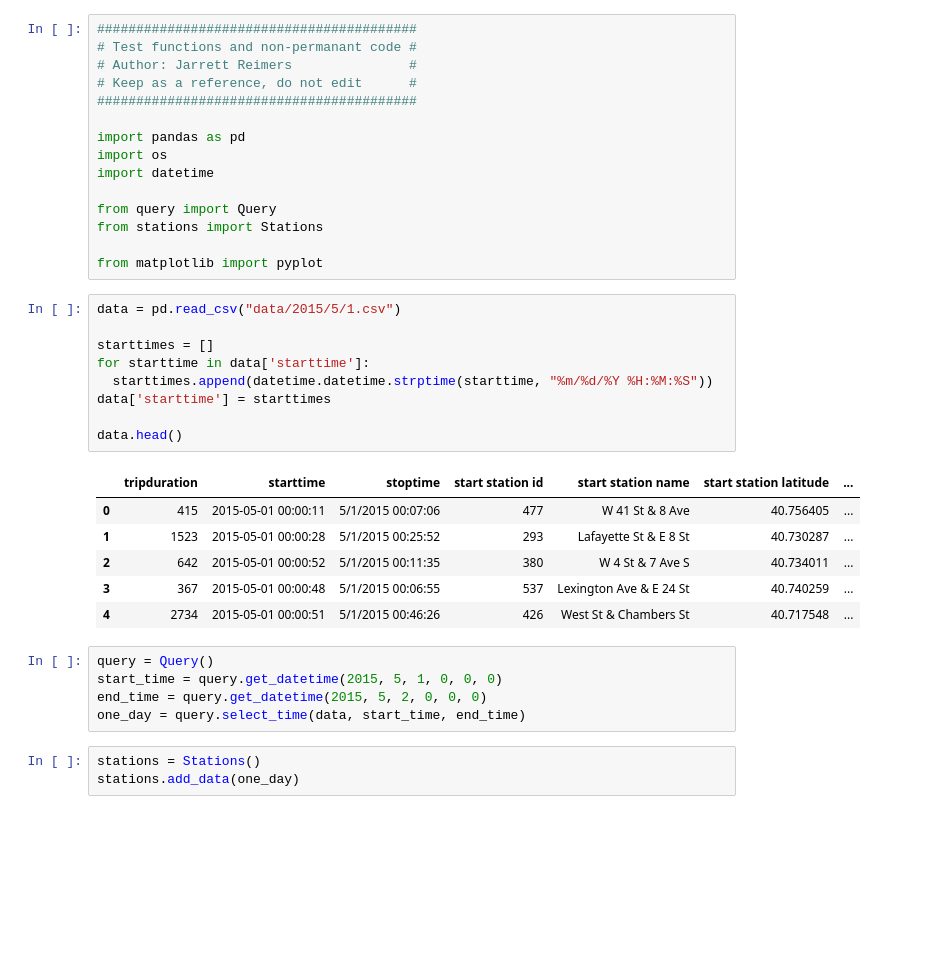
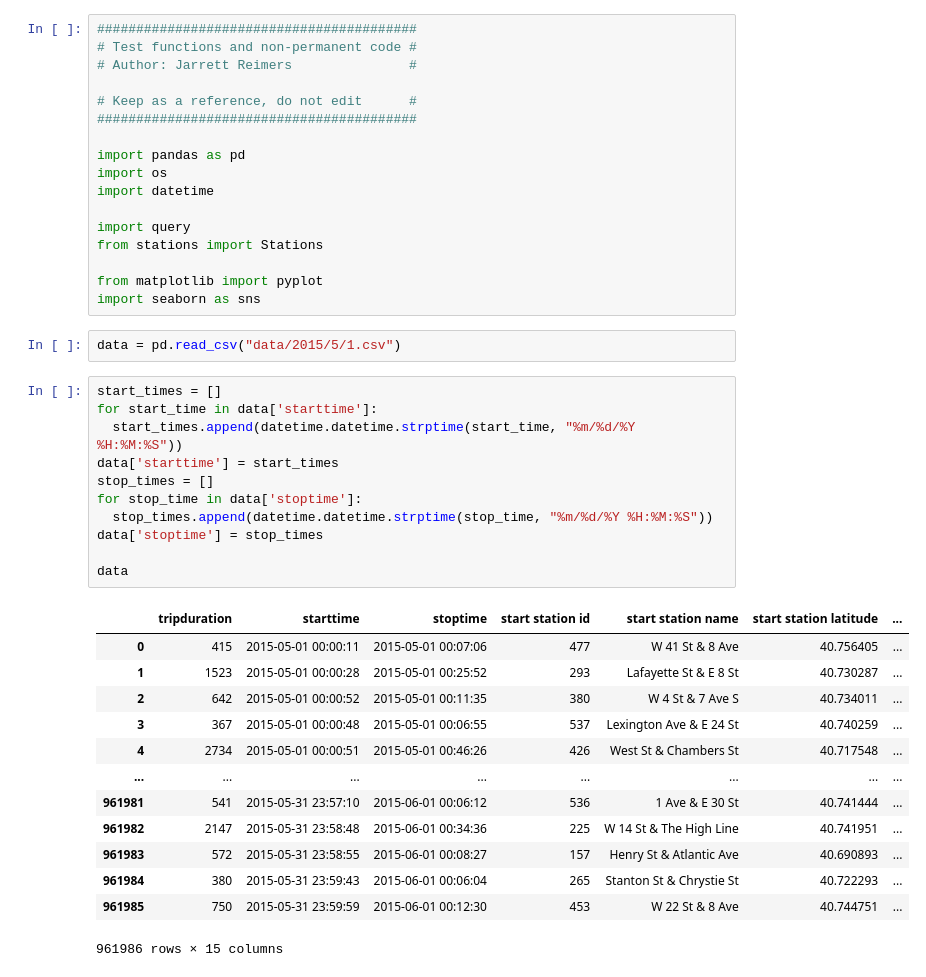
Before and after one commit to jarrettreimers/CSUREMM, a Jupyter notebook: Jarrett.ipynb, the cells around one changed output. Saved outputs shown, nothing was run; the diff lists cells and outputs as text; blank space fills up the shorter version.

```diff
--- a/Jarrett.ipynb
+++ b/Jarrett.ipynb
@@ -1,7 +1,8 @@
 # %%
 #########################################
-# Test functions and non-permanant code #
+# Test functions and non-permanent code #
 # Author: Jarrett Reimers               #
+
 # Keep as a reference, do not edit      #
 #########################################
 
@@ -9,31 +10,35 @@ import pandas as pd
 import os
 import datetime
 
-from query import Query
+import query
 from stations import Stations
 
 from matplotlib import pyplot
+import seaborn as sns
+# %%
+data = pd.read_csv("data/2015/5/1.csv")
 # %%
-data = pd.read_csv("data/2015/5/1.csv")
+start_times = []
+for start_time in data['starttime']:
+  start_times.append(datetime.datetime.strptime(start_time, "%m/%d/%Y %H:%M:%S"))
+data['starttime'] = start_times
+stop_times = []
+for stop_time in data['stoptime']:
+  stop_times.append(datetime.datetime.strptime(stop_time, "%m/%d/%Y %H:%M:%S"))
+data['stoptime'] = stop_times
 
-starttimes = []
-for starttime in data['starttime']:
-  starttimes.append(datetime.datetime.strptime(starttime, "%m/%d/%Y %H:%M:%S"))
-data['starttime'] = starttimes
-
-data.head()
+data
 # %% [output]
 |  | tripduration | starttime | stoptime | start station id | start station name | start station latitude | ... |
-| 0 | 415 | 2015-05-01 00:00:11 | 5/1/2015 00:07:06 | 477 | W 41 St & 8 Ave | 40.756405 | ... |
-| 1 | 1523 | 2015-05-01 00:00:28 | 5/1/2015 00:25:52 | 293 | Lafayette St & E 8 St | 40.730287 | ... |
-| 2 | 642 | 2015-05-01 00:00:52 | 5/1/2015 00:11:35 | 380 | W 4 St & 7 Ave S | 40.734011 | ... |
-| 3 | 367 | 2015-05-01 00:00:48 | 5/1/2015 00:06:55 | 537 | Lexington Ave & E 24 St | 40.740259 | ... |
-| 4 | 2734 | 2015-05-01 00:00:51 | 5/1/2015 00:46:26 | 426 | West St & Chambers St | 40.717548 | ... |
+| 0 | 415 | 2015-05-01 00:00:11 | 2015-05-01 00:07:06 | 477 | W 41 St & 8 Ave | 40.756405 | ... |
+| 1 | 1523 | 2015-05-01 00:00:28 | 2015-05-01 00:25:52 | 293 | Lafayette St & E 8 St | 40.730287 | ... |
+| 2 | 642 | 2015-05-01 00:00:52 | 2015-05-01 00:11:35 | 380 | W 4 St & 7 Ave S | 40.734011 | ... |
+| 3 | 367 | 2015-05-01 00:00:48 | 2015-05-01 00:06:55 | 537 | Lexington Ave & E 24 St | 40.740259 | ... |
+| 4 | 2734 | 2015-05-01 00:00:51 | 2015-05-01 00:46:26 | 426 | West St & Chambers St | 40.717548 | ... |
+| ... | ... | ... | ... | ... | ... | ... | ... |
+| 961981 | 541 | 2015-05-31 23:57:10 | 2015-06-01 00:06:12 | 536 | 1 Ave & E 30 St | 40.741444 | ... |
+| 961982 | 2147 | 2015-05-31 23:58:48 | 2015-06-01 00:34:36 | 225 | W 14 St & The High Line | 40.741951 | ... |
+| 961983 | 572 | 2015-05-31 23:58:55 | 2015-06-01 00:08:27 | 157 | Henry St & Atlantic Ave | 40.690893 | ... |
+| 961984 | 380 | 2015-05-31 23:59:43 | 2015-06-01 00:06:04 | 265 | Stanton St & Chrystie St | 40.722293 | ... |
+| 961985 | 750 | 2015-05-31 23:59:59 | 2015-06-01 00:12:30 | 453 | W 22 St & 8 Ave | 40.744751 | ... |
+961986 rows × 15 columns
-# %%
-query = Query()
-start_time = query.get_datetime(2015, 5, 1, 0, 0, 0)
-end_time = query.get_datetime(2015, 5, 2, 0, 0, 0)
-one_day = query.select_time(data, start_time, end_time)
-# %%
-stations = Stations()
-stations.add_data(one_day)
```
Also changed, not shown: parts of 5 cells of this notebook, 4 other files.
